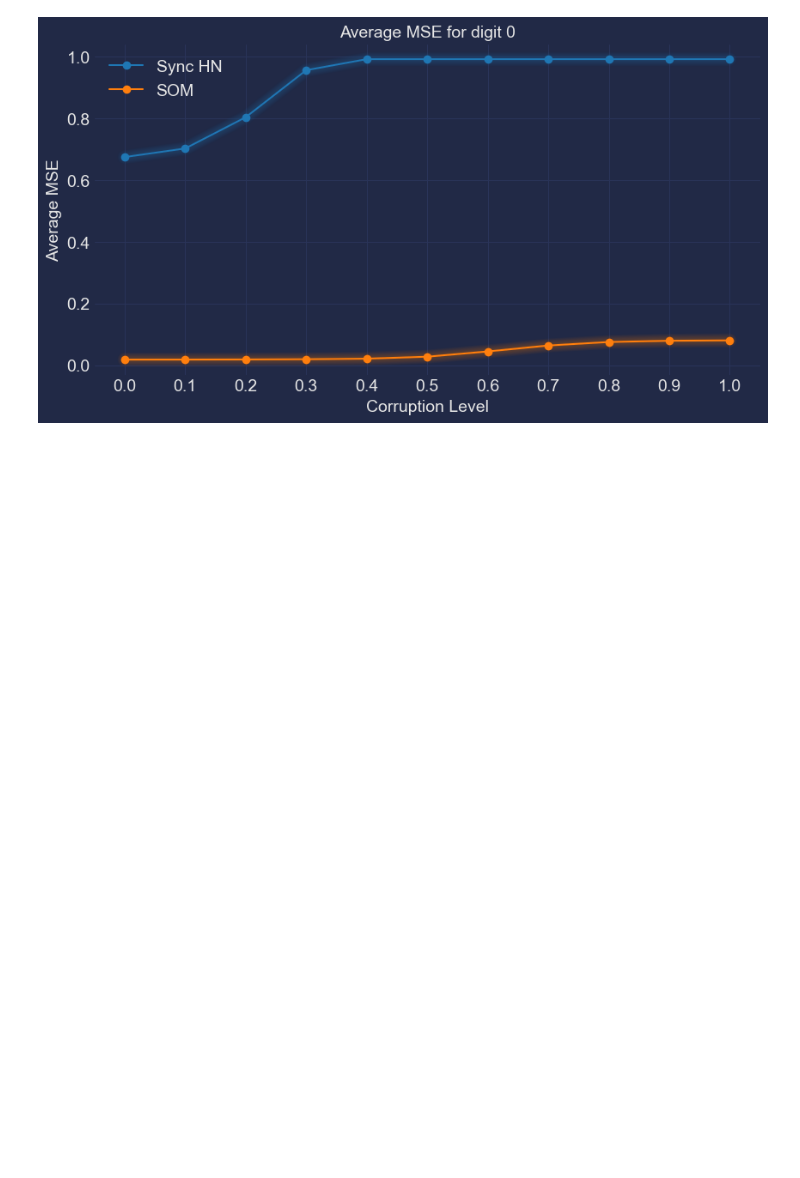
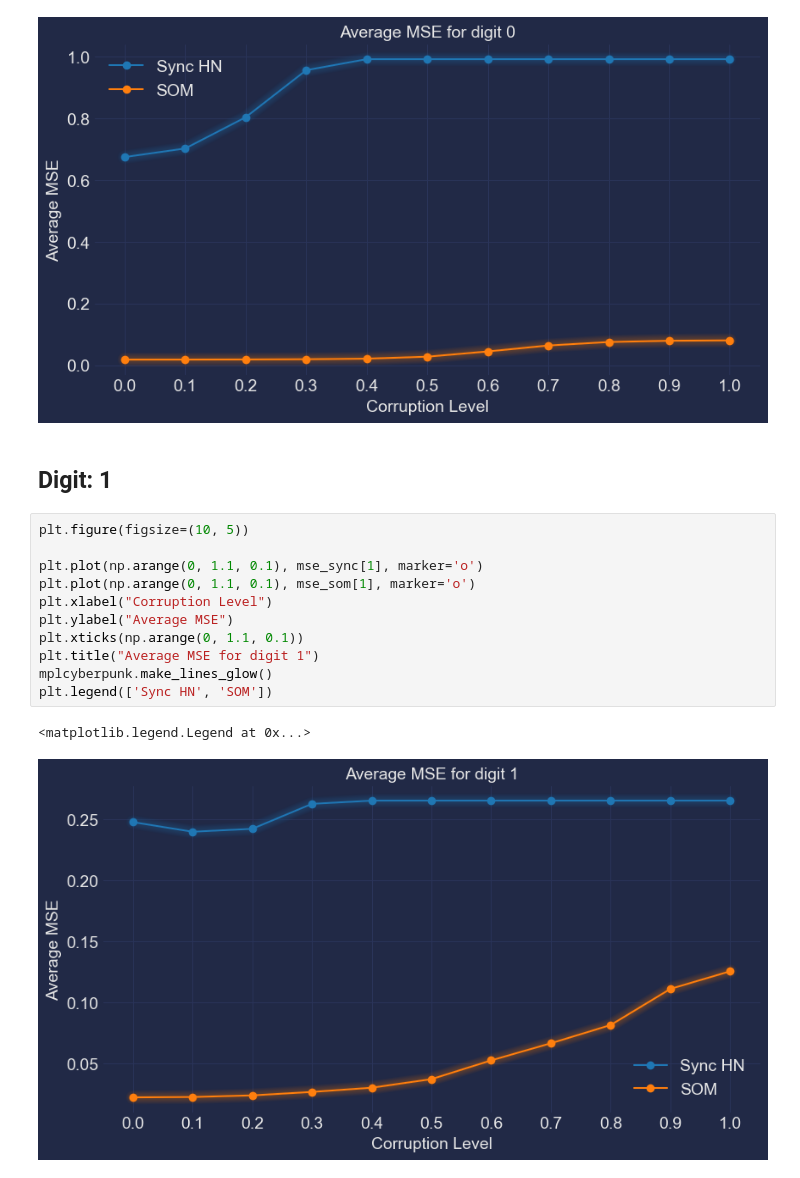
Before and after one commit to arpita2512/hopfield_experiments, a Jupyter notebook: Comparison_Digits.ipynb, the cells around one changed output. Cells and saved outputs as stored; diff of their text form; blank space fills up the shorter version.

```diff
--- a/Comparison_Digits.ipynb
+++ b/Comparison_Digits.ipynb
@@ -67,3 +69,19 @@ plt.legend(['Sync HN', 'SOM'])
 # %% [output]
 <matplotlib.legend.Legend at 0x...>
 [figure]
+# %% [markdown]
+## Digit: 1
+# %%
+plt.figure(figsize=(10, 5))
+
+plt.plot(np.arange(0, 1.1, 0.1), mse_sync[1], marker='o')
+plt.plot(np.arange(0, 1.1, 0.1), mse_som[1], marker='o')
+plt.xlabel("Corruption Level")
+plt.ylabel("Average MSE")
+plt.xticks(np.arange(0, 1.1, 0.1))
+plt.title("Average MSE for digit 1")
+mplcyberpunk.make_lines_glow()
+plt.legend(['Sync HN', 'SOM'])
+# %% [output]
+<matplotlib.legend.Legend at 0x...>
+[figure, added]
```
Also changed, not shown: parts of 1 cell of this notebook, 2 other files.
